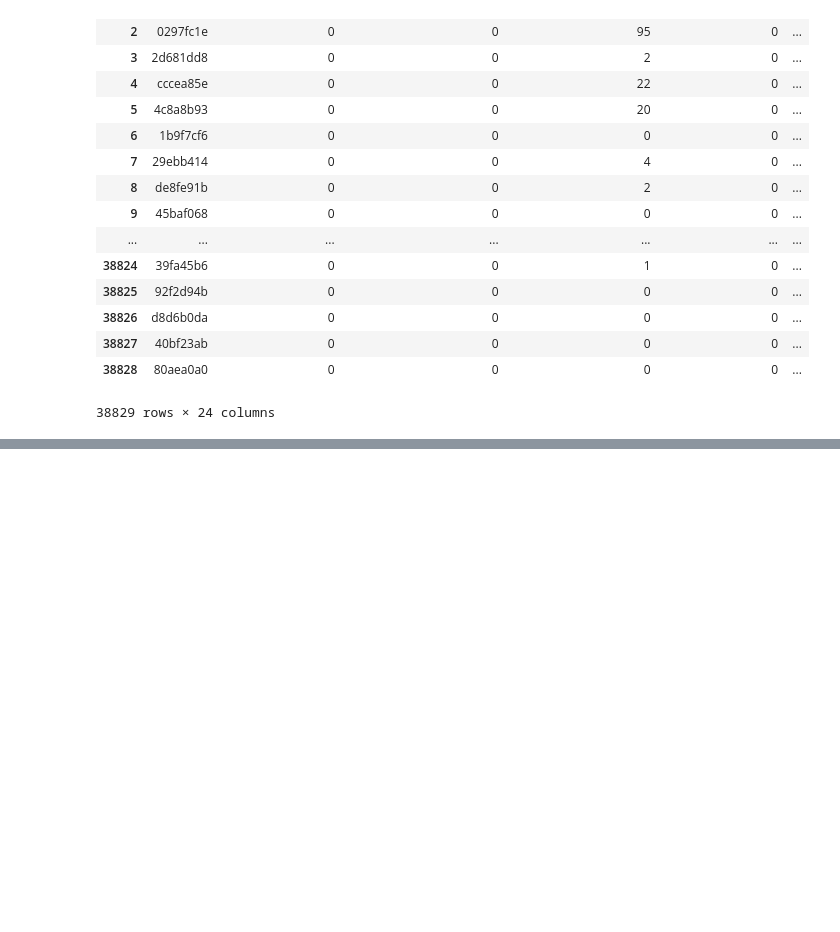
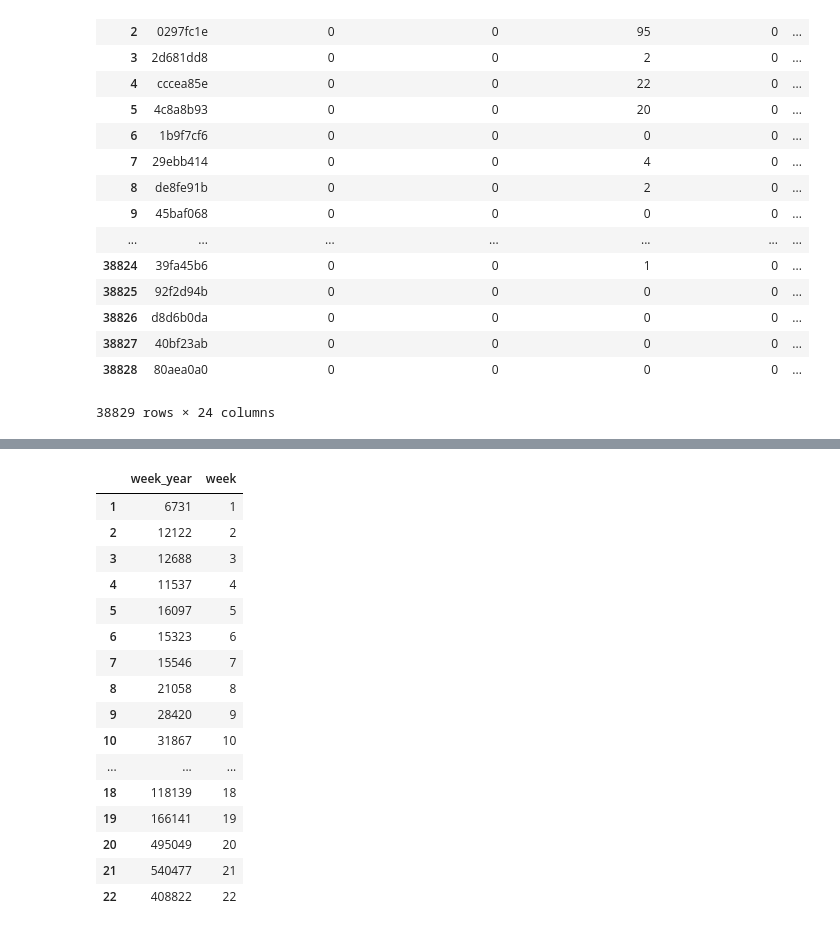
Before and after one commit to gabyrobles93/7506-TP2-MachineLearning, a Jupyter notebook: notebooks/ariel_feature_eng.ipynb, the cells around one changed output, grey strips where cells are left out. Saved outputs shown, nothing was run; the diff lists cells and outputs as text; code cells hidden in the pictures; blank space fills up the shorter version.

```diff
--- a/notebooks/ariel_feature_eng.ipynb
+++ b/notebooks/ariel_feature_eng.ipynb
@@ -391,0 +499,25 @@ user_features4
+# %%
+events_count_per_week = eventos.week_year.value_counts()
+events_count_per_week.sort_values(axis=0, ascending=True)
+events_count_per_week = events_count_per_week.to_frame()
+events_count_per_week['week'] = events_count_per_week.index
+events_count_per_week.sort_values(by='week', inplace=True)
+events_count_per_week
+# %% [output]
+|  | week_year | week |
+| 1 | 6731 | 1 |
+| 2 | 12122 | 2 |
+| 3 | 12688 | 3 |
+| 4 | 11537 | 4 |
+| 5 | 16097 | 5 |
+| 6 | 15323 | 6 |
+| 7 | 15546 | 7 |
+| 8 | 21058 | 8 |
+| 9 | 28420 | 9 |
+| 10 | 31867 | 10 |
+| ... | ... | ... |
+| 18 | 118139 | 18 |
+| 19 | 166141 | 19 |
+| 20 | 495049 | 20 |
+| 21 | 540477 | 21 |
+| 22 | 408822 | 22 |
```
Also changed, not shown: parts of 20 cells of this notebook.
